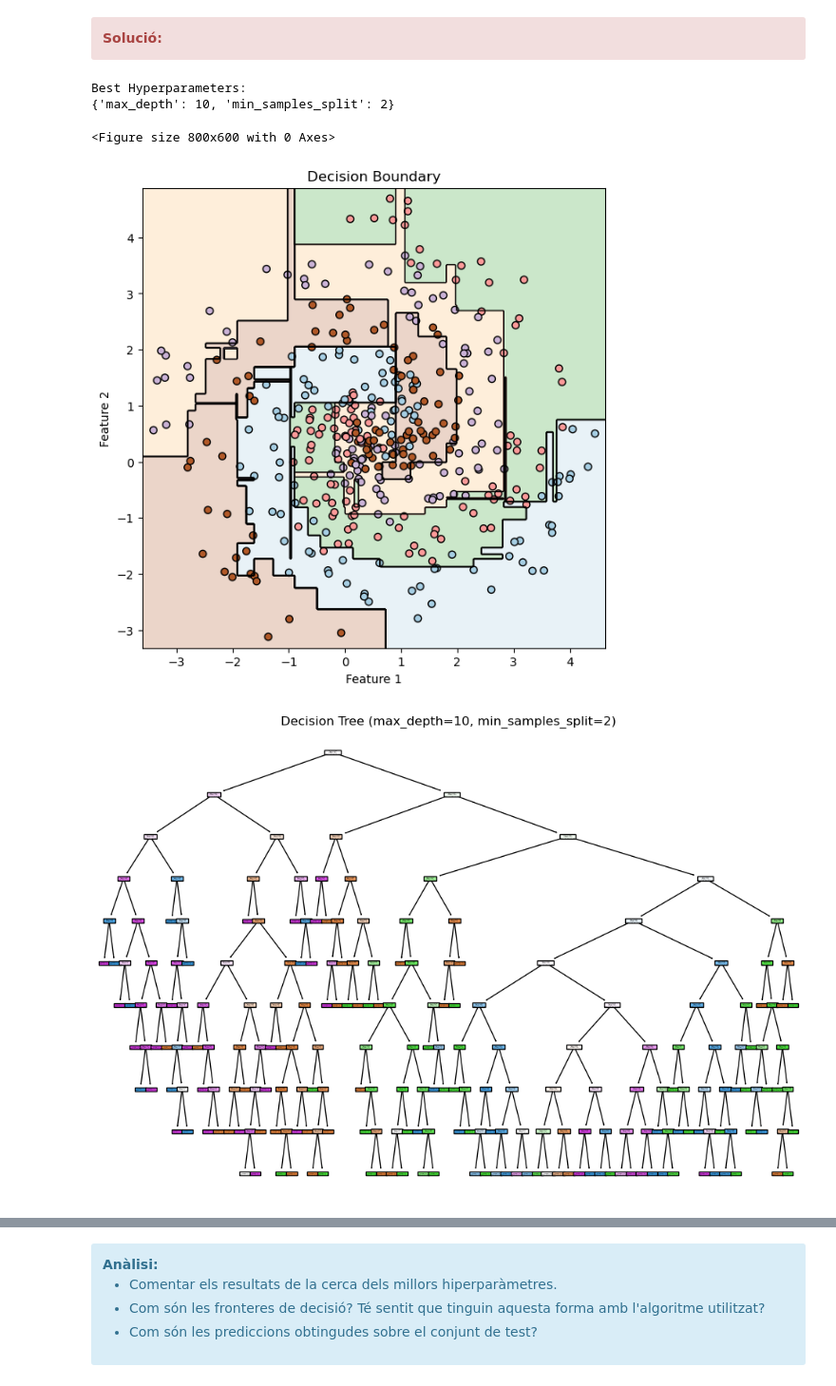
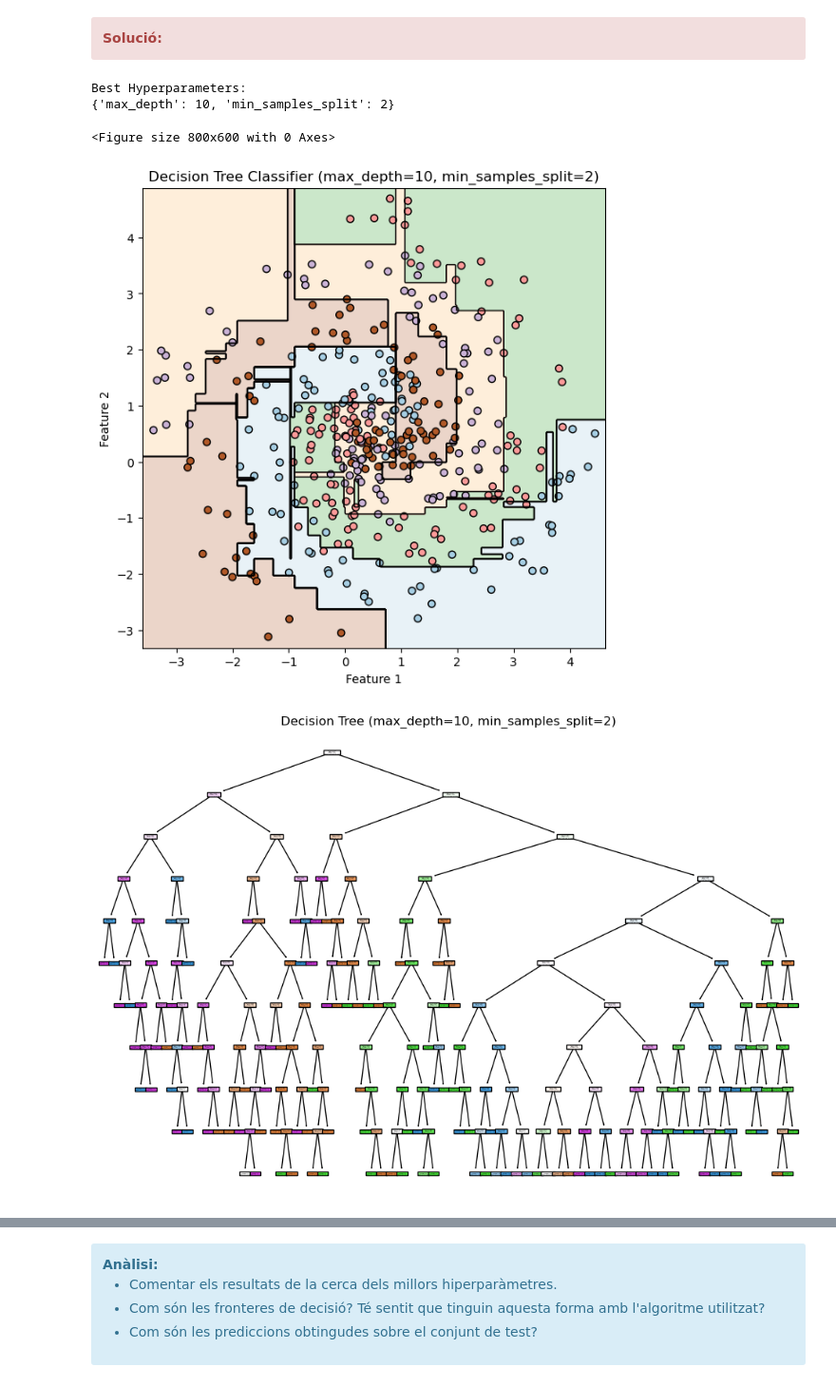
Before and after one commit to xaviermaltas/advancedDataMiningModels, a Jupyter notebook: PAC3/20222_M2.955_PAC3_Enunciat.ipynb, the cells around one changed output, grey strips where cells are left out. Shown at 95% size. Cells and saved outputs as stored; diff of their text form; code cells hidden in the pictures.

```diff
--- a/PAC3/20222_M2.955_PAC3_Enunciat.ipynb
+++ b/PAC3/20222_M2.955_PAC3_Enunciat.ipynb
@@ -419,7 +421,8 @@ from sklearn.neighbors import KNeighborsClassifier
 from sklearn import metrics
 
 # Training the KNN classifier
-knn = KNeighborsClassifier(n_neighbors=2)
+n_neighbors=2
+knn = KNeighborsClassifier(n_neighbors=n_neighbors)
 knn.fit(X_train, y_train)
 
 # Making predictions on the train and test datasets
@@ -441,6 +444,7 @@ print(confusion_matrix)
 # Plotting the decision boundary with the test set
 plt.figure(figsize=(10, 8))
 plot_decision_boundary(knn, X_test, y_test)
+plt.title(f"KNeighborsClassifier K=%d" % n_neighbors)
 plt.show()
 # %% [output]
 Train Accuracy: 0.883125
@@ -1019,36 +1025,36 @@ y_test_pred = decision_tree.predict(X_test)
 
 # Calculate the accuracy of the model
 train_accuracy = accuracy_score(y_train, y_train_pred)
 test_accuracy = accuracy_score(y_test, y_test_pred)
 
 # Calculate the confusion matrix
 confusion_mat = confusion_matrix(y_test, y_test_pred)
 
 # Plot the decision boundary
 plt.figure(figsize=(8, 6))
 plot_decision_boundary(decision_tree, X_test, y_test)
-plt.title("Decision Boundary")
+plt.title(f"Decision Tree Classifier (max_depth={best_params['max_depth']}, min_samples_split={best_params['min_samples_split']})")
 plt.xlabel("Feature 1")
 plt.ylabel("Feature 2")
 plt.show()
 
 # Plot the decision tree
 plt.figure(figsize=(12, 8))
 plot_tree(decision_tree, filled=True)
 plt.title(f"Decision Tree (max_depth={best_params['max_depth']}, min_samples_split={best_params['min_samples_split']})")
 plt.show()
 
 # Print the accuracy and confusion matrix
 print("Train Accuracy:", train_accuracy)
 print("Test Accuracy:", test_accuracy)
 print("Confusion Matrix:")
 print(confusion_mat)
 # %% [output]
 Best Hyperparameters:
 {'max_depth': 10, 'min_samples_split': 2}
 <Figure size 800x600 with 0 Axes>
-[figure, old version]
+[figure, new version]
-[figure, old version]
+[figure, new version]
 Train Accuracy: 0.854375
 Test Accuracy: 0.7
 Confusion Matrix:
```
Also changed, not shown: parts of 15 cells of this notebook.
